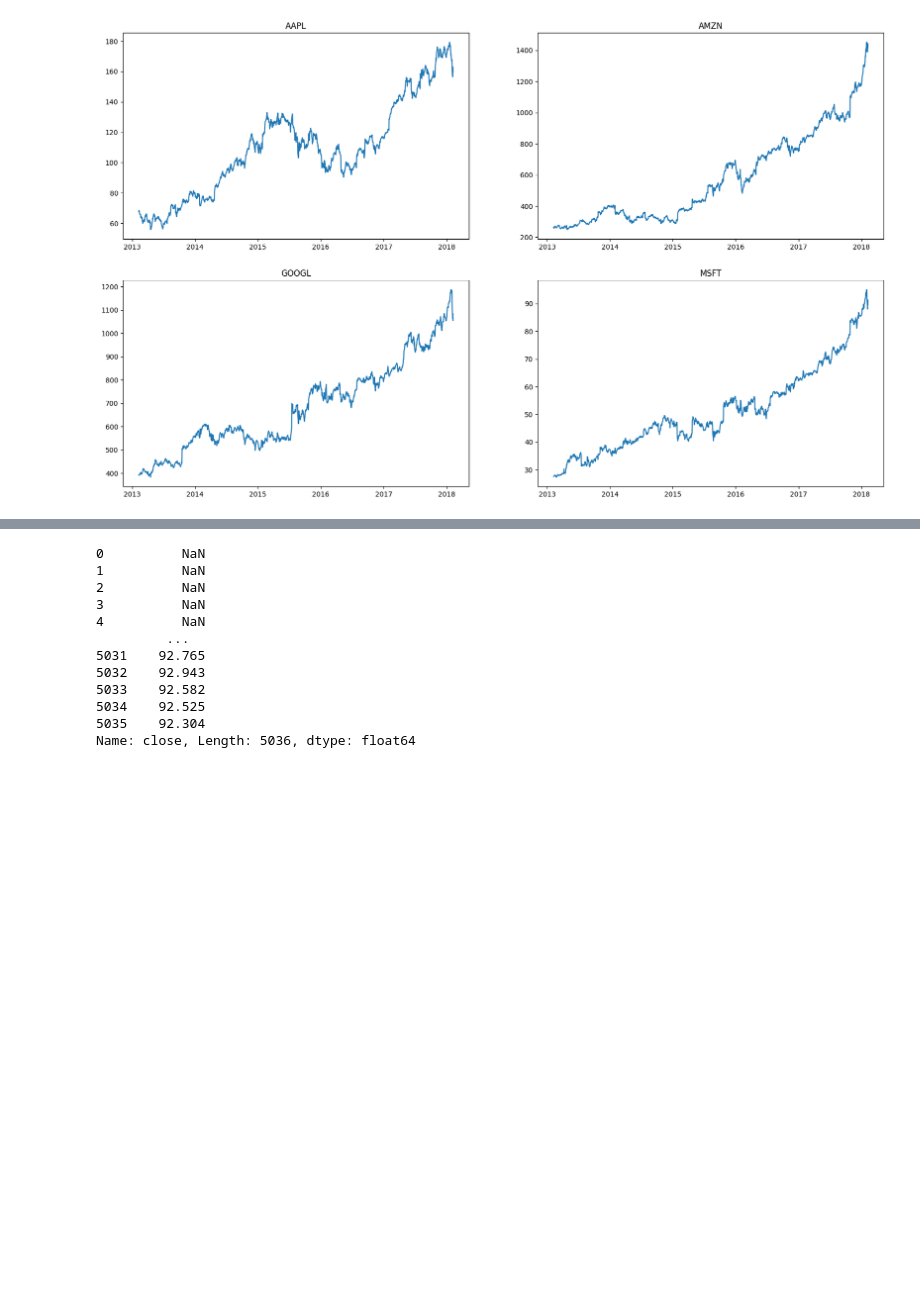
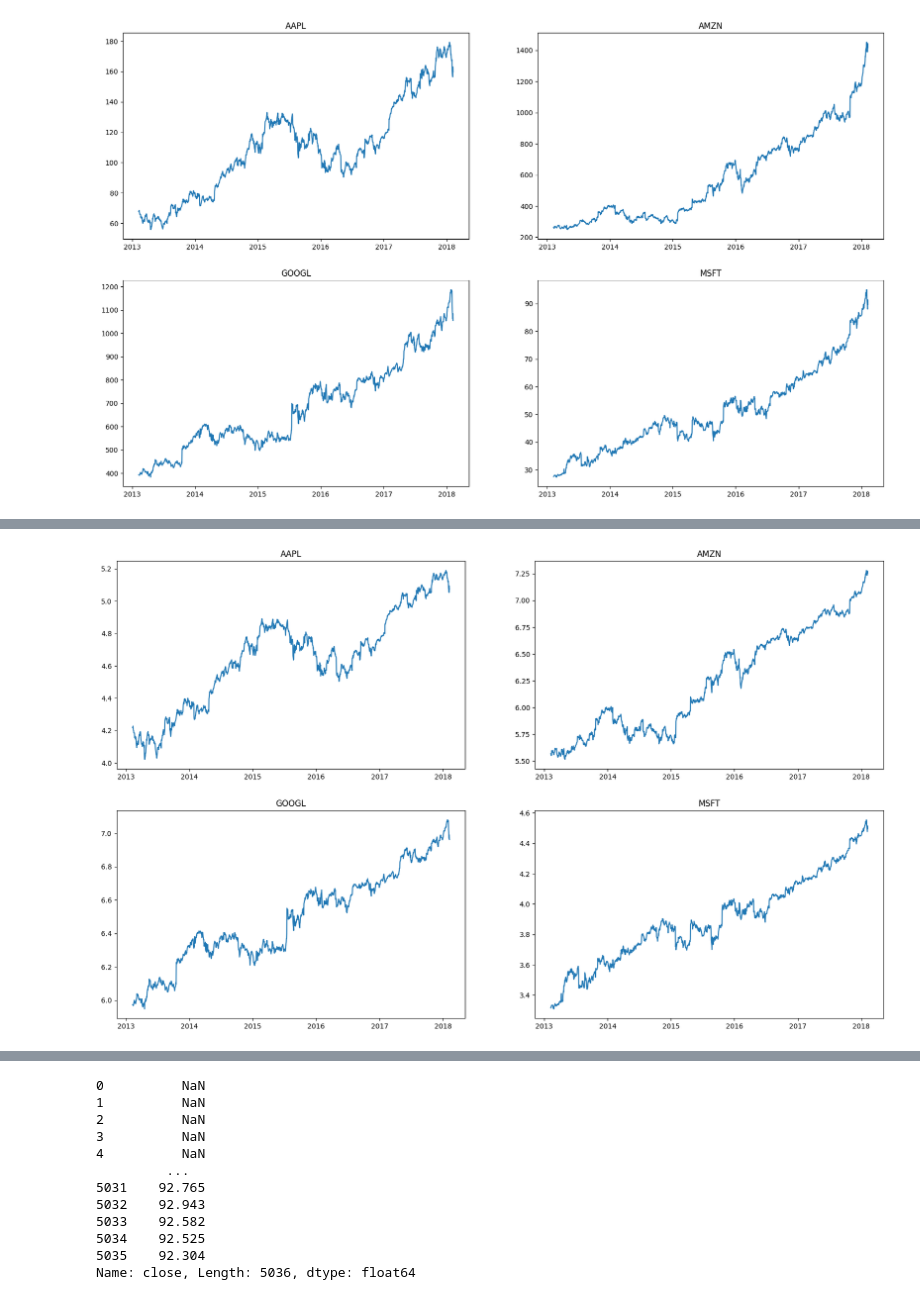
Before and after one commit to astoncrawley/us-stock-market-index, a Jupyter notebook: notebooks/us-stock-market-analysis.ipynb, the cells around one changed output, grey strips where cells are left out. Cells and saved outputs as stored; diff of their text form; code cells hidden in the pictures; blank space fills up the shorter version.

Commit message:
Start additional data analysis

```diff
--- a/notebooks/us-stock-market-analysis.ipynb
+++ b/notebooks/us-stock-market-analysis.ipynb
@@ -127,0 +147,5 @@ for index, stock in enumerate(stock_tickers, 1):
+# %%
+# Create a new column "years" representing the number of years since the earliest date in the dataset
+# This will be used as the independent variable for curve fitting and prevents numerical issues with large date values
+df["years"] = (df["date"] - df["date"].min()).dt.days / 365
+df["years"]
@@ -127,0 +165,11 @@ for index, stock in enumerate(stock_tickers, 1):
+# %%
+# Plot logarithmic scale plots for closing prices over time
+plt.figure(figsize=(20, 12))
+
+for index, stock in enumerate(stock_tickers, 1):
+    plt.subplot(2, 2, index)
+    stock_data = df[df["Name"] == stock]
+    plt.plot(stock_data["date"], np.log(stock_data["close"]))
+    plt.title(f"{stock}")
+# %% [output]
+[figure, added]
```
Also changed, not shown: parts of 7 cells of this notebook.
